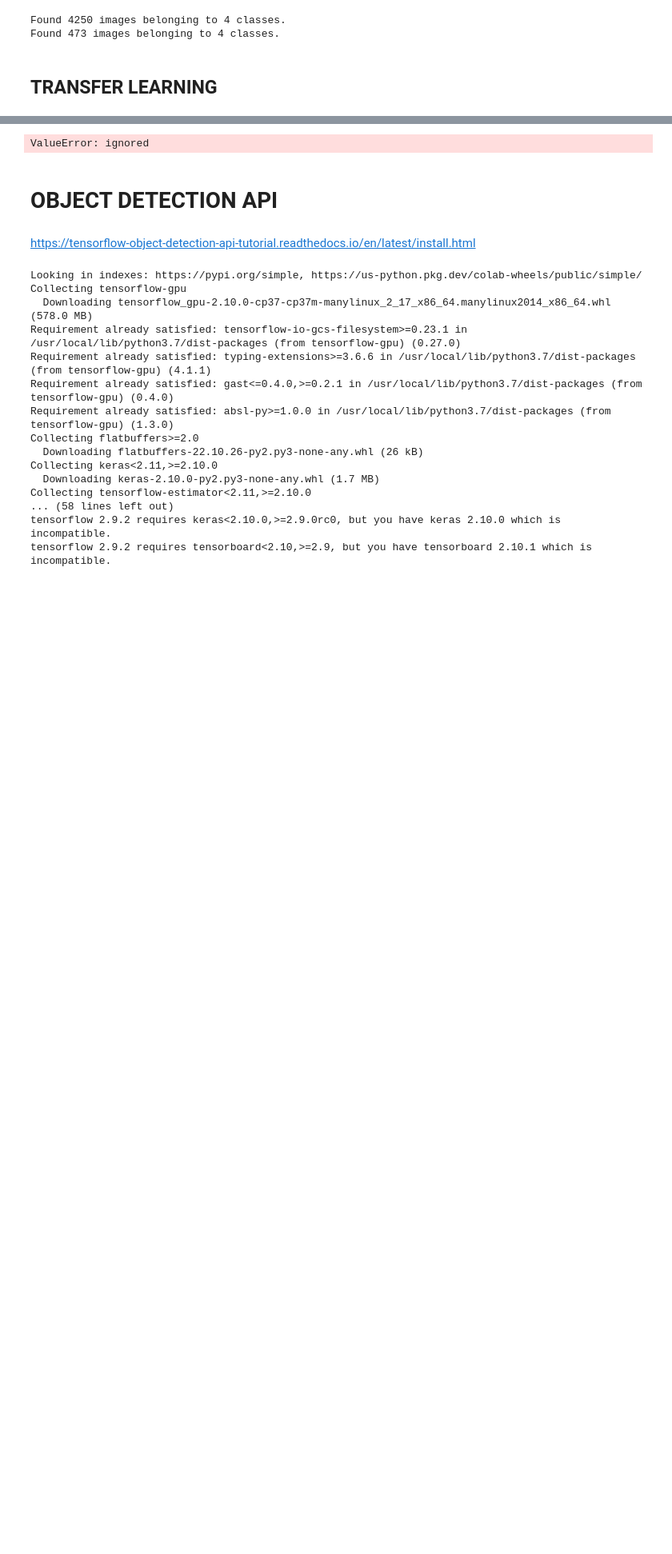
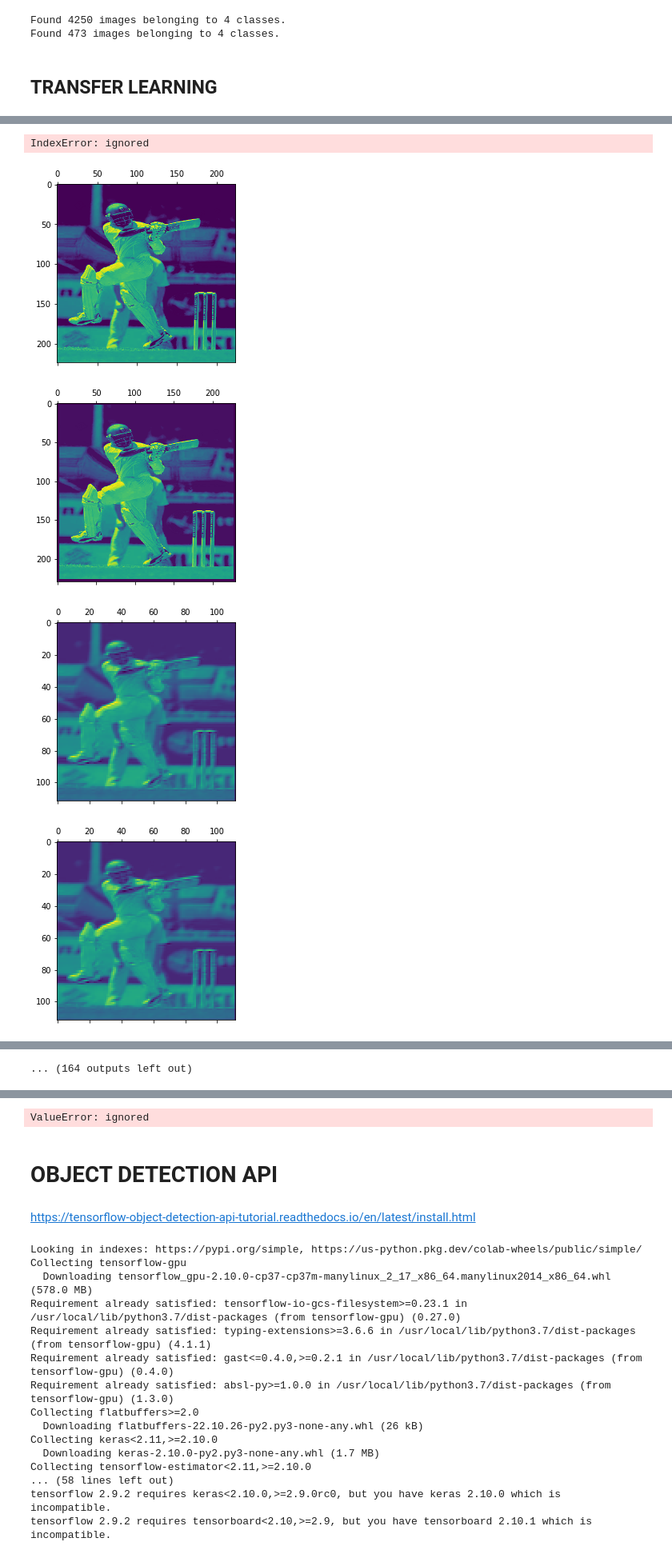
Before and after one commit to abhi-11nav/Cricket-Stroke-recognition, a Jupyter notebook: Cricket_Stroke_predictor.ipynb, the cells around one changed output, grey strips where cells are left out. Shown at 80% size. Drawn from its saved outputs; the diff is of its cells as text; code cells hidden in the pictures; blank space fills up the shorter version.

```diff
--- a/Cricket_Stroke_predictor.ipynb
+++ b/Cricket_Stroke_predictor.ipynb
@@ -255,0 +276,4 @@ model.compile(optimizer='adam', loss = 'categorical_crossentropy', metrics='accu
+# %%
+# Reshaping the image to match the input size of the neural network
+
+img = cv2.resize(img, [224,224])
@@ -255,0 +290,2 @@ model.compile(optimizer='adam', loss = 'categorical_crossentropy', metrics='accu
+# %%
+img_tensor = np.expand_dims(img,axis=0)
@@ -255,0 +296,5 @@ model.compile(optimizer='adam', loss = 'categorical_crossentropy', metrics='accu
+# %%
+layer_outputs = [layer.output for layer in model.layers]
+# %%
+activation_model = Model(inputs = model.input, outputs = layer_outputs)
+activations = activation_model.predict(img_tensor)
@@ -255,0 +305,9 @@ model.compile(optimizer='adam', loss = 'categorical_crossentropy', metrics='accu
+# %%
+for i in range(0,len(activations)):
+  plt.matshow(activations[i][0, :, :, 2], cmap ='viridis')
+# %% [output]
+IndexError: ignored
+[figure, added]
+[figure, added]
+[figure, added]
+[figure, added]
@@ -255,0 +321 @@ model.compile(optimizer='adam', loss = 'categorical_crossentropy', metrics='accu
+... (164 outputs left out)
```
Also changed, not shown: parts of 23 cells of this notebook.
